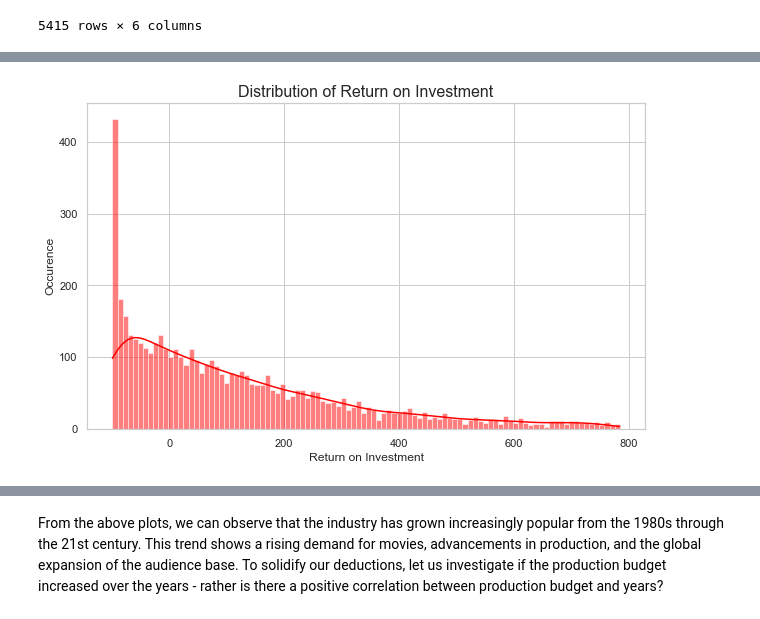
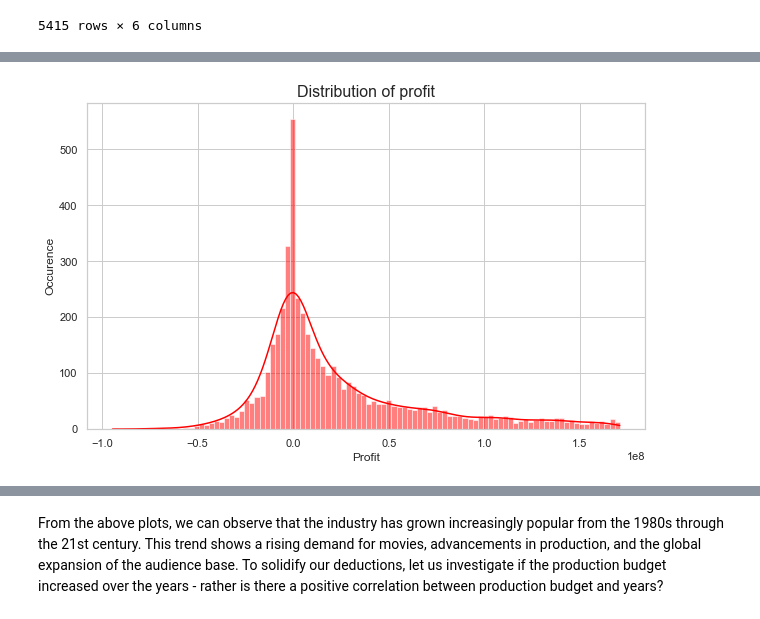
Before and after one commit to Kurgat-Bee/Phase2project, a Jupyter notebook: tnbugets.ipynb, the cells around one changed output, grey strips where cells are left out. Drawn from its saved outputs; the diff is of its cells as text; code cells hidden in the pictures.

```diff
--- a/tnbugets.ipynb
+++ b/tnbugets.ipynb
@@ -93,6 +93,10 @@ df
 | 5779 | 80 | Jul 13, 2005 | Return to the Land of Wonders | 5000 | 1338 | 1338 |
 | 5781 | 82 | Aug 5, 2005 | My Date With Drew | 1100 | 181041 | 181041 |
 5415 rows × 6 columns
+# %%
+#dropping the id column
+
+df = df.drop('id', axis = 1)
 # %%
 #calculating the profit made by each movie
 df['profit'] = (df['worldwide_gross'] - df['production_budget']).astype(int)
@@ -114,4 +117,0 @@ df
-# %%
-#calculating the return of investment for each movie
-df['r_o_i'] = (((df['profit'])/df['production_budget'])*100).astype(int)
-df
@@ -132,8 +118,8 @@ df
 # %%
-#checking for outliers based on the r_o_i
+#checking for outliers based on the profit
 
-Q1 = df['r_o_i'].quantile(0.25)
-Q3 = df['r_o_i'].quantile(0.75)
+Q1 = df['profit'].quantile(0.25)
+Q3 = df['profit'].quantile(0.75)
 IQR = Q3 - Q1
 
 #outlier range
@@ -141,6 +127,6 @@ lower_bound = Q1 - 1.5 * IQR
 upper_bound = Q3 + 1.5 * IQR
 
 #outliers
-outliers = df[(df['r_o_i'] < lower_bound) | (df['r_o_i'] > upper_bound)]
+outliers = df[(df['profit'] < lower_bound) | (df['profit'] > upper_bound)]
 outliers
 # %% [output]
@@ -160,5 +146,5 @@ outliers
 # %%
 # dropping outliers because they represent one off situations where a movie did really well or very poorly
-df = df[(df['r_o_i'] >= lower_bound) & (df['r_o_i'] <= upper_bound)]
-df
+df_profit = df[(df['profit'] >= lower_bound) & (df['profit'] <= upper_bound)]
+df_profit
 # %% [output]
@@ -178,12 +164,12 @@ df
 # %%
-#checking the distribution of values using a kde plot
+#checking the distribution of values using a histogram plot
 
 plt.figure(figsize = (10, 6))
-sns.histplot(data=df, x='r_o_i', bins = 100, color = 'red', kde = True)
-plt.title('Distribution of Return on Investment', fontsize=16)
-plt.xlabel('Return on Investment', fontsize=12)
+sns.histplot(data=df_profit, x='profit', bins = 100, color = 'red', kde = True)
+plt.title('Distribution of profit', fontsize=16)
+plt.xlabel('Profit', fontsize=12)
 plt.ylabel('Occurence', fontsize=12)
 plt.grid(True)
 plt.show()
 # %% [output]
-[figure, old version]
+[figure, new version]
```
Also changed, not shown: parts of 28 cells of this notebook.
